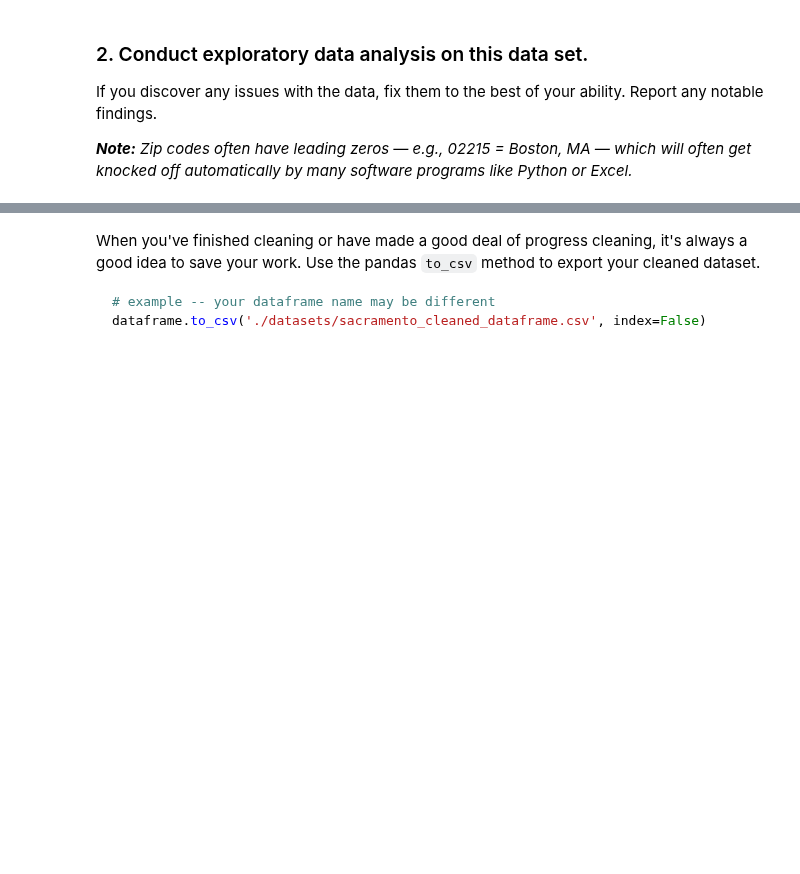
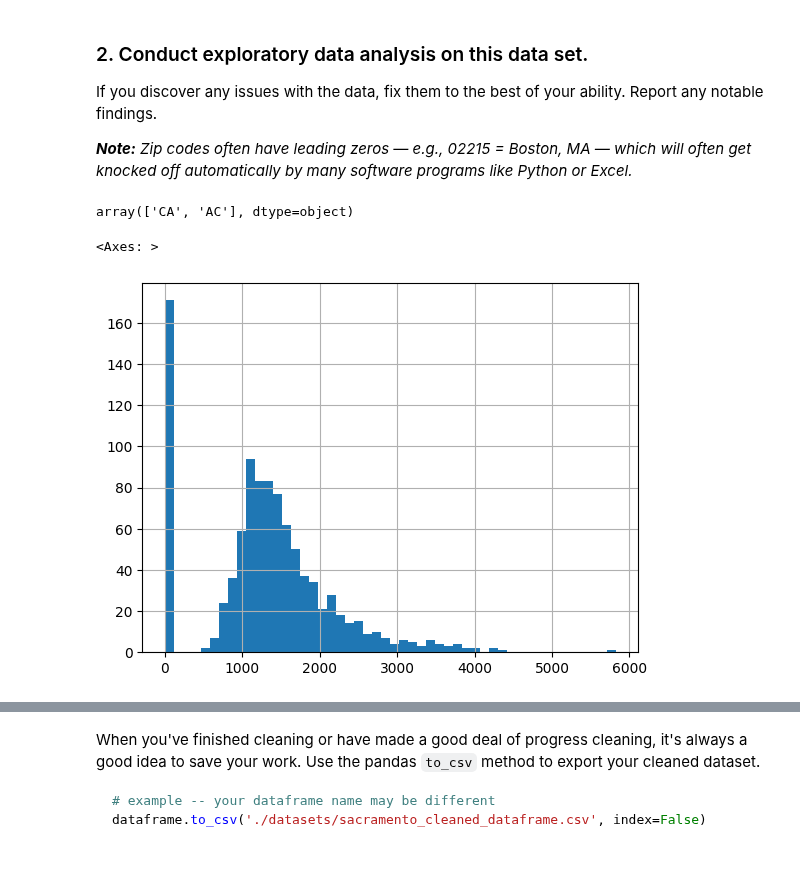
Before and after one commit to CharleyHananiaGA/DSB-Unit-03, a Jupyter notebook: labs/01 - Regression-Sacramento/lab-regression-sacramento-YOURNAME-HERE.ipynb, the cells around one changed output, grey strips where cells are left out. Drawn from its saved outputs; the diff is of its cells as text; code cells hidden in the pictures; blank space fills up the shorter version.

```diff
--- a/labs/01 - Regression-Sacramento/lab-regression-sacramento-YOURNAME-HERE.ipynb
+++ b/labs/01 - Regression-Sacramento/lab-regression-sacramento-YOURNAME-HERE.ipynb
@@ -14,0 +24,2 @@ The file is stored in the `data` subfolder.
+# %%
+sacr = pd.read_csv('https://raw.githubusercontent.com/milatovicdanka90-maker/DSB-Unit-03/refs/heads/main/labs/01%20-%20Regression-Sacramento/data/sacramento_real_estate_transactions.csv')
@@ -18,3 +91,16 @@ The file is stored in the `data` subfolder.
 If you discover any issues with the data, fix them to the best of your ability. Report any notable findings.
 
 _**Note:** Zip codes often have leading zeros — e.g., 02215 = Boston, MA — which will often get knocked off automatically by many software programs like Python or Excel._
+# %%
+sacr['state'].unique()
+# %% [output]
+array(['CA', 'AC'], dtype=object)
+# %%
+# I want to remove negative values. I identified that the state AC is the one that has the negative price
+# That is why I remove that one
+sacr = sacr[sacr['state']!='AC']
+# %%
+sacr['sq__ft'].hist(bins=50)
+# %% [output]
+<Axes: >
+[figure, added]
```
Also changed, not shown: parts of 34 cells of this notebook.
